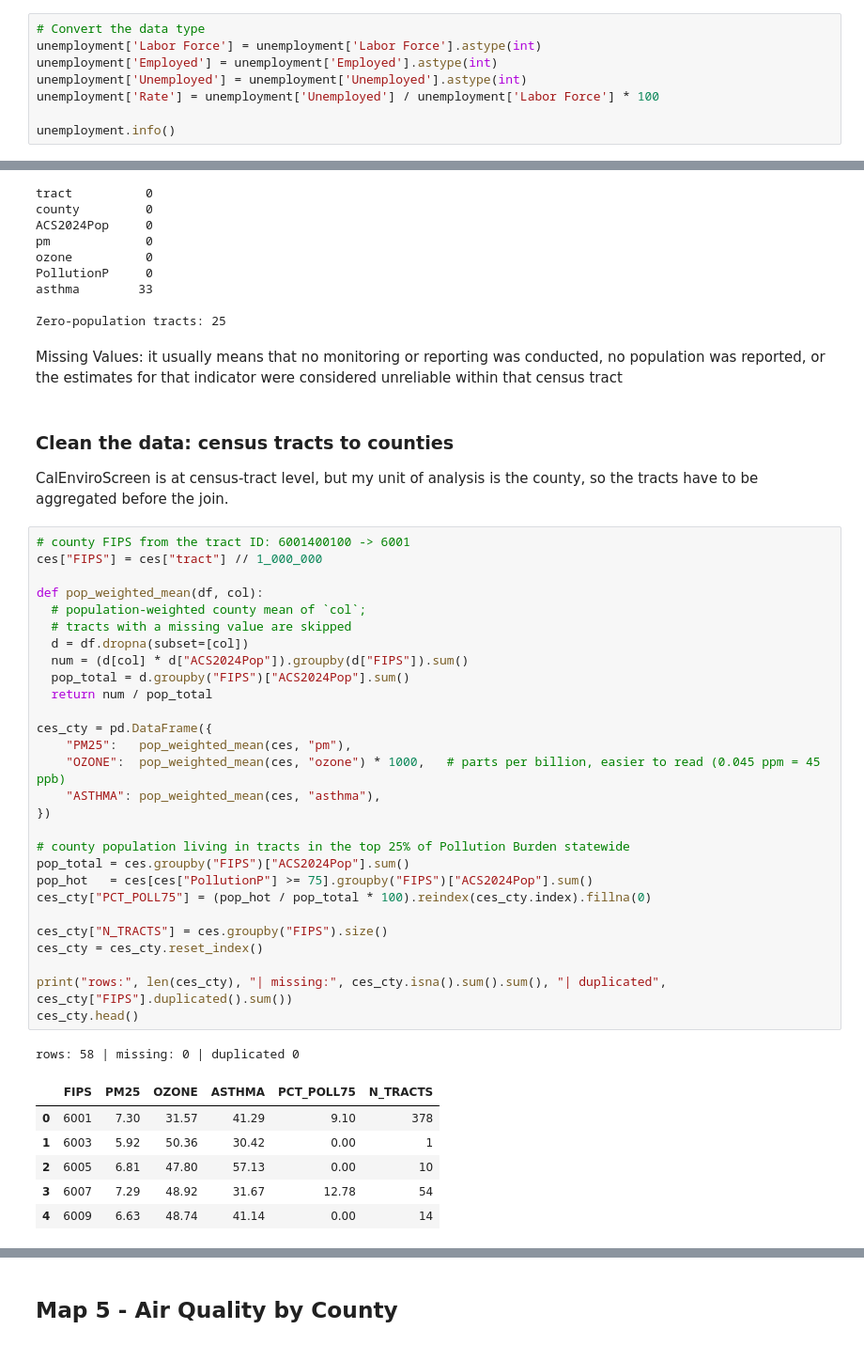
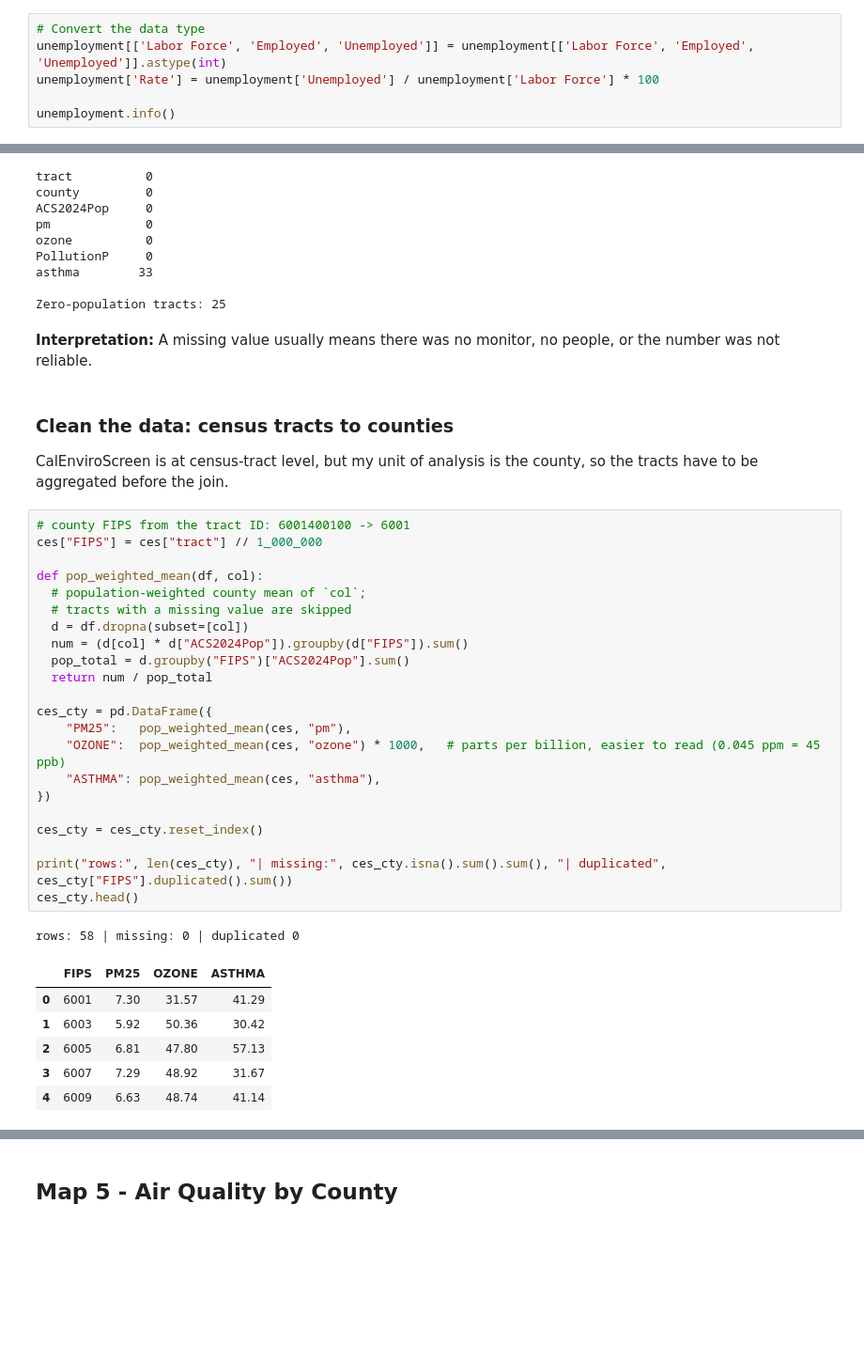
Before and after one commit to HowardChen0211/gisPy, a Jupyter notebook: ProblemSets_map.ipynb, the cells around one changed output, grey strips where cells are left out. Shown at 94% size. Drawn from its saved outputs; the diff is of its cells as text; blank space fills up the shorter version.

```diff
--- a/ProblemSets_map.ipynb
+++ b/ProblemSets_map.ipynb
@@ -452,8 +450,6 @@ unemployment.head()
 # %%
 # Convert the data type
-unemployment['Labor Force'] = unemployment['Labor Force'].astype(int)
-unemployment['Employed'] = unemployment['Employed'].astype(int)
-unemployment['Unemployed'] = unemployment['Unemployed'].astype(int)
+unemployment[['Labor Force', 'Employed', 'Unemployed']] = unemployment[['Labor Force', 'Employed', 'Unemployed']].astype(int)
 unemployment['Rate'] = unemployment['Unemployed'] / unemployment['Labor Force'] * 100
 
 unemployment.info()
@@ -805,10 +818,8 @@ PollutionP     0
 asthma        33
 
 Zero-population tracts: 25
-# %% [markdown]
-Missing Values: it usually means that no monitoring or
-reporting was conducted, no population was reported, or the estimates for that indicator
-were considered unreliable within that census tract
+# %% [markdown]
+**Interpretation:** A missing value usually means there was no monitor, no people, or the number was not reliable.
 # %% [markdown]
 ### Clean the data: census tracts to counties
 
@@ -816,38 +827,32 @@ CalEnviroScreen is at census-tract level, but my unit of analysis is the county,
 # %%
 # county FIPS from the tract ID: 6001400100 -> 6001
 ces["FIPS"] = ces["tract"] // 1_000_000
 
 def pop_weighted_mean(df, col):
   # population-weighted county mean of `col`;
   # tracts with a missing value are skipped
   d = df.dropna(subset=[col])
   num = (d[col] * d["ACS2024Pop"]).groupby(d["FIPS"]).sum()
   pop_total = d.groupby("FIPS")["ACS2024Pop"].sum()
   return num / pop_total
 
 ces_cty = pd.DataFrame({
     "PM25":   pop_weighted_mean(ces, "pm"),
     "OZONE":  pop_weighted_mean(ces, "ozone") * 1000,   # parts per billion, easier to read (0.045 ppm = 45 ppb)
     "ASTHMA": pop_weighted_mean(ces, "asthma"),
 })
 
-# county population living in tracts in the top 25% of Pollution Burden statewide
-pop_total = ces.groupby("FIPS")["ACS2024Pop"].sum()
-pop_hot   = ces[ces["PollutionP"] >= 75].groupby("FIPS")["ACS2024Pop"].sum()
-ces_cty["PCT_POLL75"] = (pop_hot / pop_total * 100).reindex(ces_cty.index).fillna(0)
-
-ces_cty["N_TRACTS"] = ces.groupby("FIPS").size()
 ces_cty = ces_cty.reset_index()
 
 print("rows:", len(ces_cty), "| missing:", ces_cty.isna().sum().sum(), "| duplicated", ces_cty["FIPS"].duplicated().sum())
 ces_cty.head()
 # %% [output]
 rows: 58 | missing: 0 | duplicated 0
-|  | FIPS | PM25 | OZONE | ASTHMA | PCT_POLL75 | N_TRACTS |
-| 0 | 6001 | 7.30 | 31.57 | 41.29 | 9.10 | 378 |
-| 1 | 6003 | 5.92 | 50.36 | 30.42 | 0.00 | 1 |
-| 2 | 6005 | 6.81 | 47.80 | 57.13 | 0.00 | 10 |
-| 3 | 6007 | 7.29 | 48.92 | 31.67 | 12.78 | 54 |
-| 4 | 6009 | 6.63 | 48.74 | 41.14 | 0.00 | 14 |
+|  | FIPS | PM25 | OZONE | ASTHMA |
+| 0 | 6001 | 7.30 | 31.57 | 41.29 |
+| 1 | 6003 | 5.92 | 50.36 | 30.42 |
+| 2 | 6005 | 6.81 | 47.80 | 57.13 |
+| 3 | 6007 | 7.29 | 48.92 | 31.67 |
+| 4 | 6009 | 6.63 | 48.74 | 41.14 |
 # %%
 check_outer(counties, ces_cty, "GEOID", "FIPS") # Check the merge first!
```
Also changed, not shown: parts of 28 cells of this notebook.
